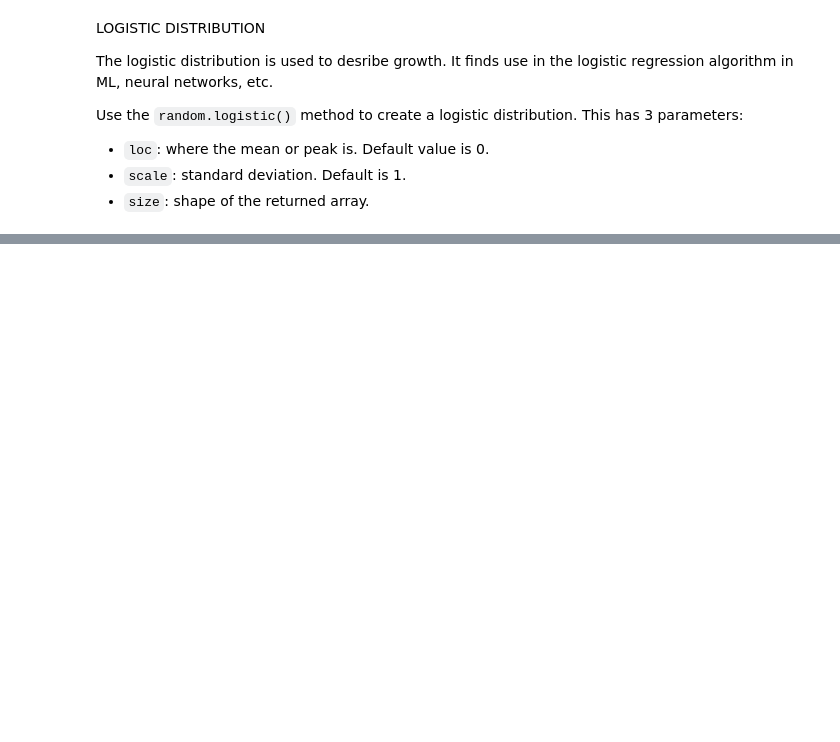
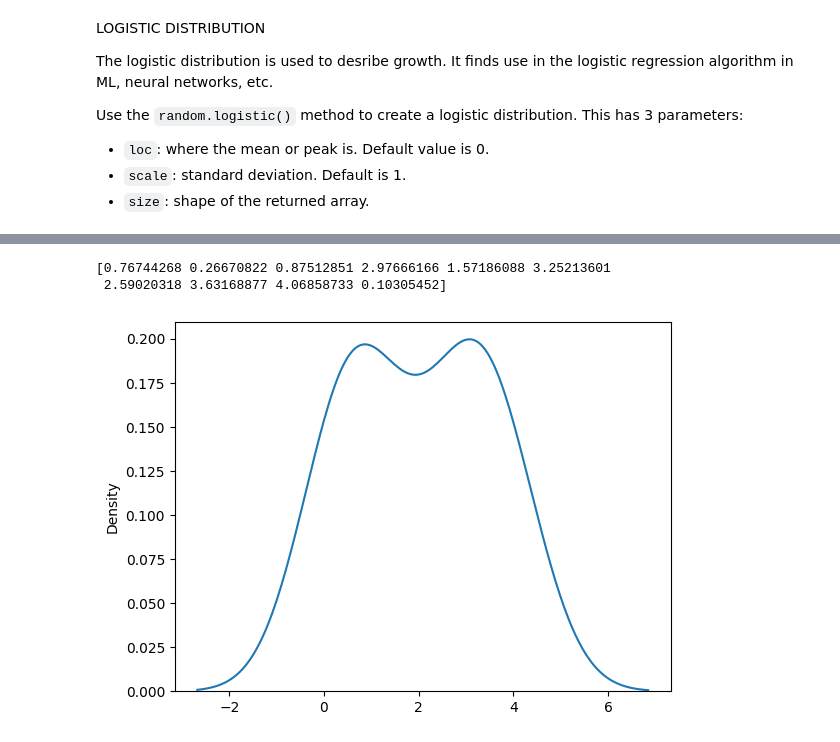
Before and after one commit to NagaNitya/AIML, a Jupyter notebook: NumPy RANDOM.ipynb, the cells around one changed output, grey strips where cells are left out. Cells and saved outputs as stored; diff of their text form; code cells hidden in the pictures; blank space fills up the shorter version.

```diff
--- a/NumPy RANDOM.ipynb
+++ b/NumPy RANDOM.ipynb
@@ -204,0 +240,11 @@ print(log)
+# %%
+exp=random.exponential(scale=2, size=10) # generate 10 random numbers from an exponential distribution with lambda=2
+print(exp)
+# %% [output]
+[0.76744268 0.26670822 0.87512851 2.97666166 1.57186088 3.25213601
+ 2.59020318 3.63168877 4.06858733 0.10305452]
+# %%
+sns.distplot(exp, hist=False)
+plt.show()
+# %% [output]
+[figure, added]
```
Also changed, not shown: parts of 34 cells of this notebook.
